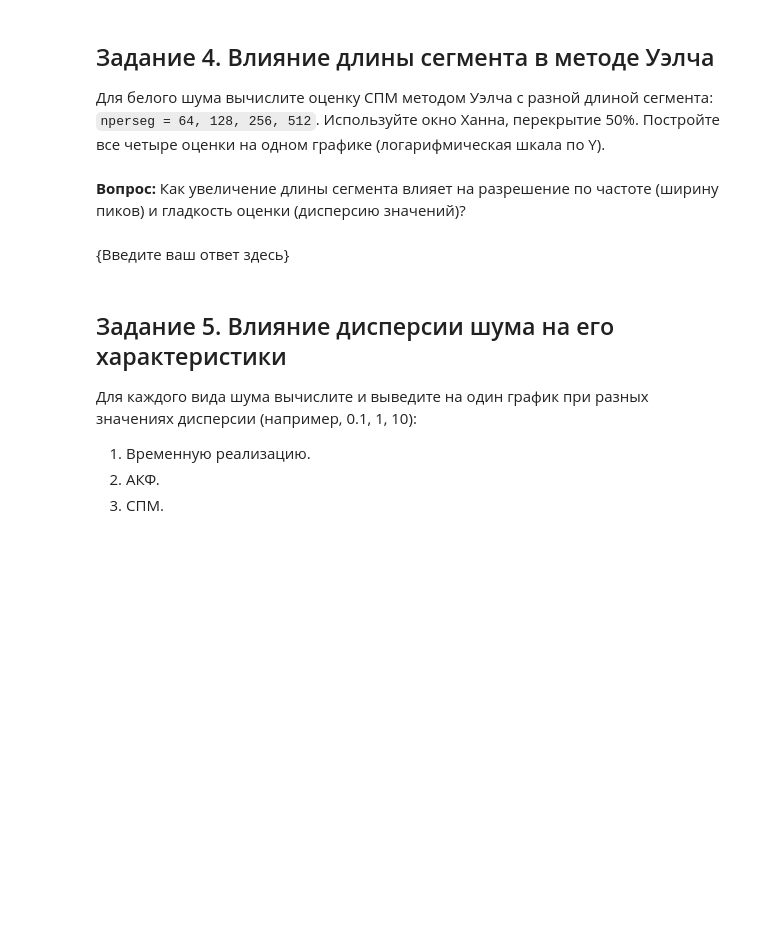
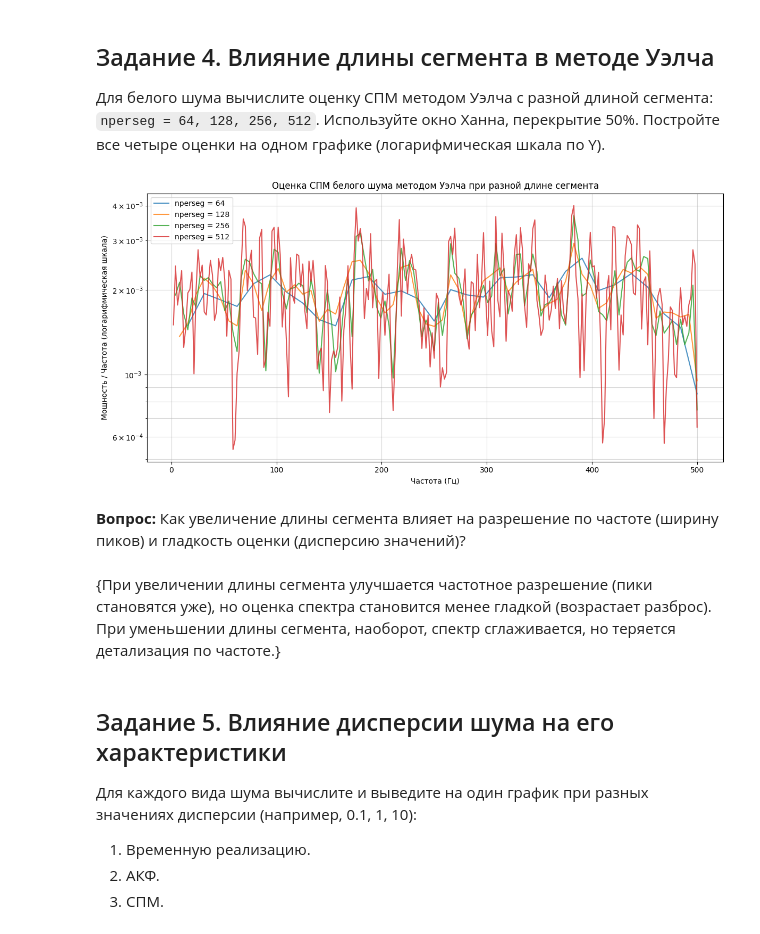
Before and after one commit to korzhimanov/dsp-seminars, a Jupyter notebook: seminars/4_savva_dariya.ipynb, the cells around one changed output. Cells and saved outputs as stored; diff of their text form; code cells hidden in the pictures; blank space fills up the shorter version.

```diff
--- a/seminars/4_savva_dariya.ipynb
+++ b/seminars/4_savva_dariya.ipynb
@@ -204,7 +203,32 @@ plt.show()
+# %%
+from scipy.signal import welch
+
+# Значения длины сегмента для исследования
+nperseg_values = [64, 128, 256, 512]
+
+plt.figure(figsize=(12, 6))
+
+# Проходим в цикле по всем значениям nperseg
+for n in nperseg_values:
+    # noverlap = 50% от nperseg (то есть n // 2)
+    f, p = welch(white_noise, fs, nperseg=n, noverlap=n//2, window='hann')
+
+    # Строим график. semilogy делает логарифмической только ось Y
+    plt.semilogy(f[1:], p[1:], label=f'nperseg = {n}', alpha=0.8)
+
+plt.title('Оценка СПМ белого шума методом Уэлча при разной длине сегмента')
+plt.xlabel('Частота (Гц)')
+plt.ylabel('Мощность / Частота (логарифмическая шкала)')
+plt.grid(True, which="both", ls="-", alpha=0.5)
+plt.legend()
+plt.tight_layout()
+plt.show()
+# %% [output]
+[figure, added]
 # %% [markdown]
 **Вопрос:** Как увеличение длины сегмента влияет на разрешение по частоте (ширину пиков) и гладкость оценки (дисперсию значений)?
-# %% [markdown]
-{Введите ваш ответ здесь}
+# %% [markdown]
+{При увеличении длины сегмента улучшается частотное разрешение (пики становятся уже), но оценка спектра становится менее гладкой (возрастает разброс). При уменьшении длины сегмента, наоборот, спектр сглаживается, но теряется детализация по частоте.}
 # %% [markdown]
 ## Задание 5. Влияние дисперсии шума на его характеристики
 Для каждого вида шума вычислите и выведите на один график при разных значениях дисперсии (например, 0.1, 1, 10):
```
Also changed, not shown: parts of 10 cells of this notebook.
